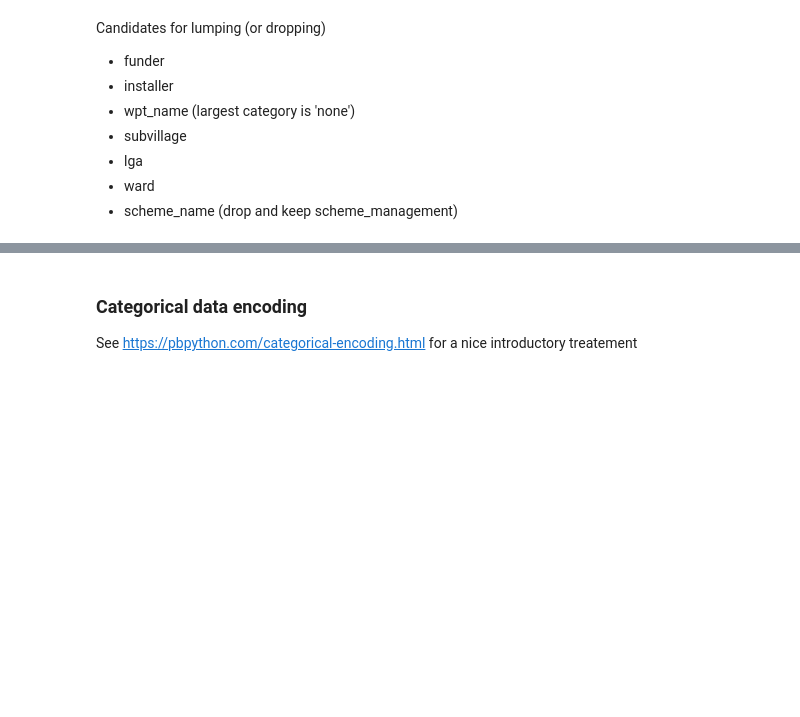
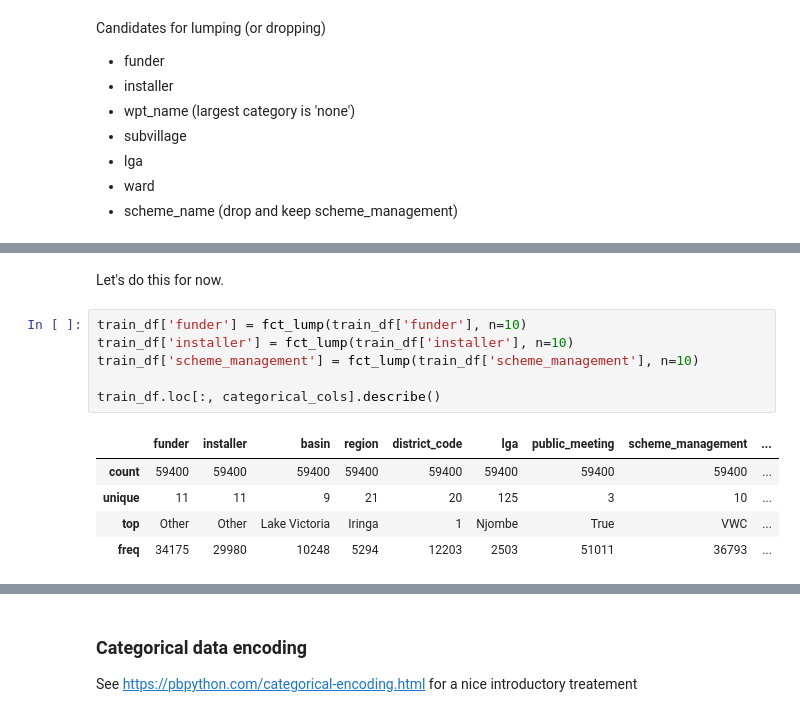
Before and after one commit to misken/pumpitupsk, a Jupyter notebook: notebooks/data_prep.ipynb, the cells around one changed output, grey strips where cells are left out. Drawn from its saved outputs; the diff is of its cells as text; blank space fills up the shorter version.

```diff
--- a/notebooks/data_prep.ipynb
+++ b/notebooks/data_prep.ipynb
@@ -457,0 +578,14 @@ train_df.select_dtypes(include=['object']).columns.tolist()
+# %% [markdown]
+Let's do this for now.
+# %%
+train_df['funder'] = fct_lump(train_df['funder'], n=10)
+train_df['installer'] = fct_lump(train_df['installer'], n=10)
+train_df['scheme_management'] = fct_lump(train_df['scheme_management'], n=10)
+
+train_df.loc[:, categorical_cols].describe()
+# %% [output]
+|  | funder | installer | basin | region | district_code | lga | public_meeting | scheme_management | ... |
+| count | 59400 | 59400 | 59400 | 59400 | 59400 | 59400 | 59400 | 59400 | ... |
+| unique | 11 | 11 | 9 | 21 | 20 | 125 | 3 | 10 | ... |
+| top | Other | Other | Lake Victoria | Iringa | 1 | Njombe | True | VWC | ... |
+| freq | 34175 | 29980 | 10248 | 5294 | 12203 | 2503 | 51011 | 36793 | ... |
```
Also changed, not shown: parts of 23 cells of this notebook.
